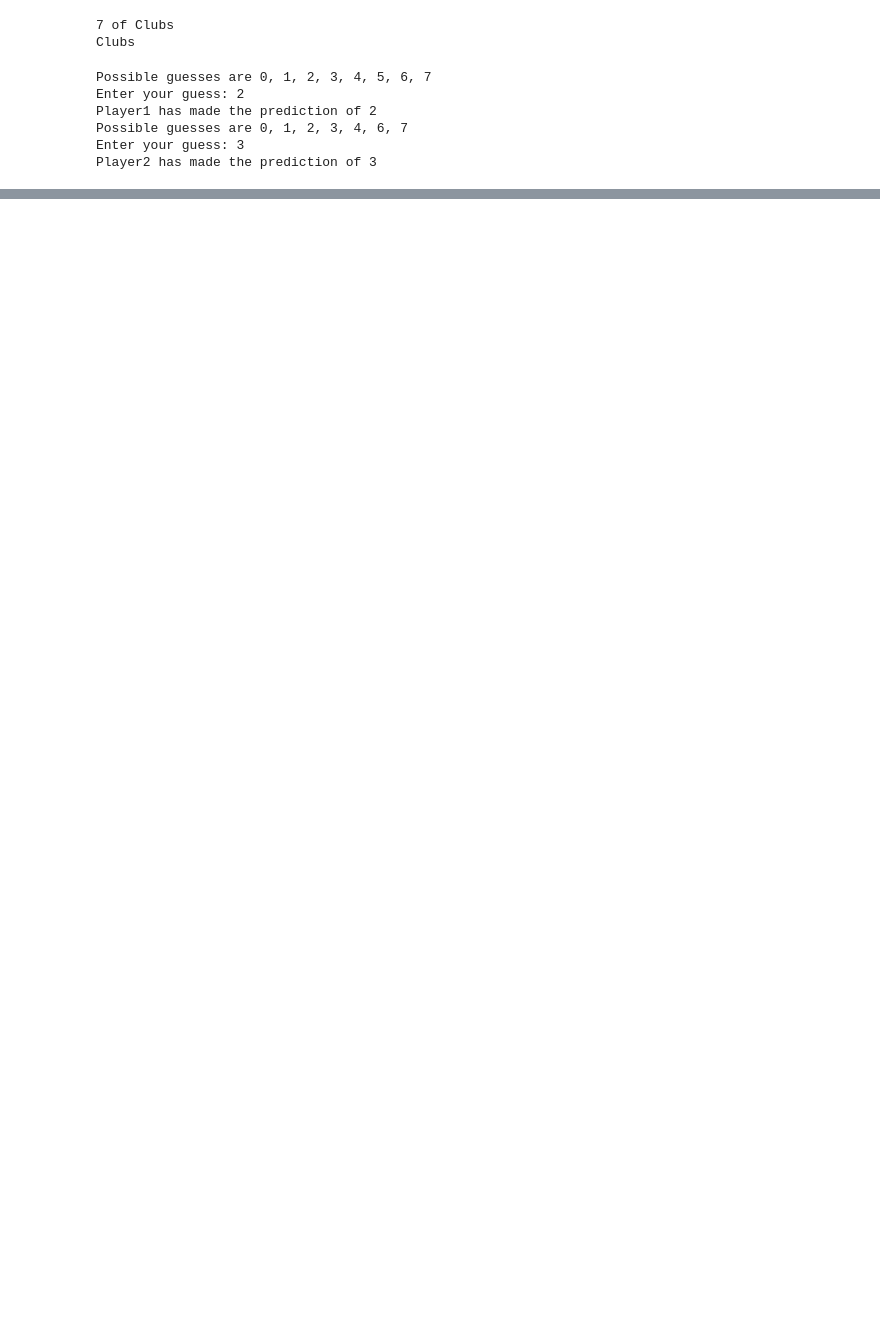
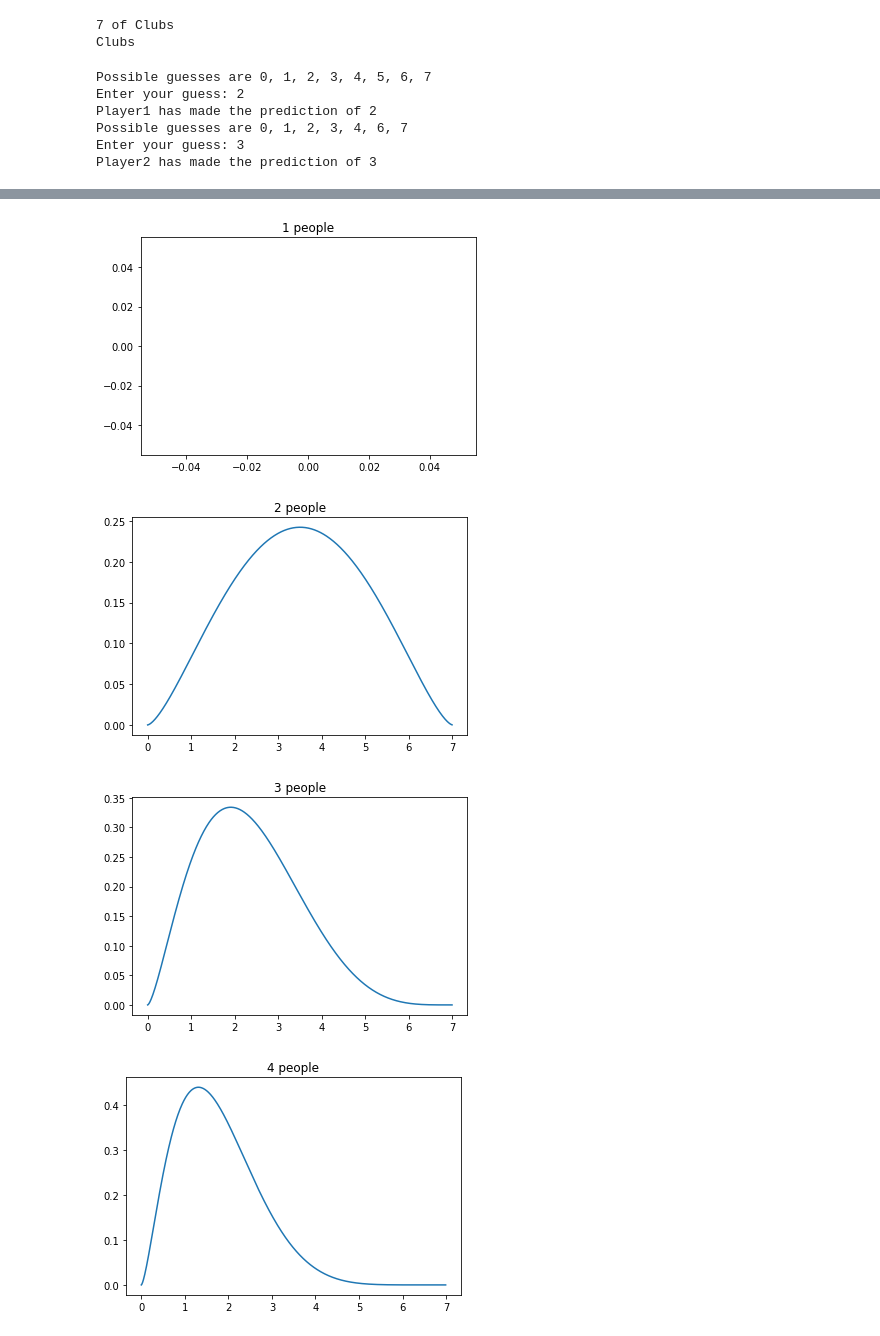
Before and after one commit to georgematthys98/upanddown, a Jupyter notebook: up_and_down_the_river.ipynb, the cells around one changed output, grey strips where cells are left out. Drawn from its saved outputs; the diff is of its cells as text; code cells hidden in the pictures; blank space fills up the shorter version.

```diff
--- a/up_and_down_the_river.ipynb
+++ b/up_and_down_the_river.ipynb
@@ -126,0 +149,13 @@ Player2 has made the prediction of 3
+# %%
+for n in range(1, 8):
+
+    alpha = 2.5
+    mean = 1/n
+    plt.plot(r, beta.pdf(r, alpha, b(mean, alpha), scale=7))
+    plt.title(f"{n} people")
+    plt.show()
+# %% [output]
+[figure, added]
+[figure, added]
+[figure, added]
+[figure, added]
```
Also changed, not shown: parts of 9 cells of this notebook, 4 other files.
